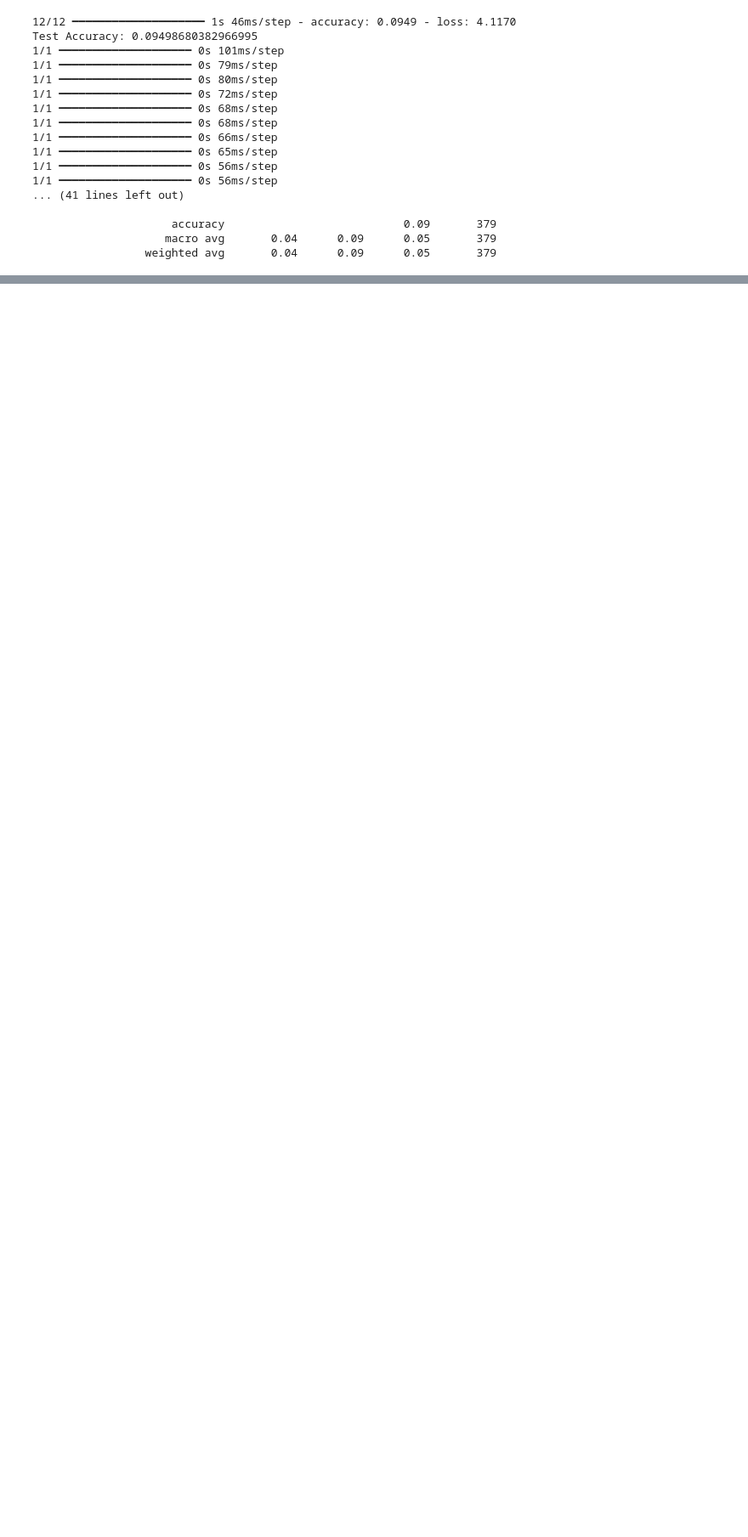
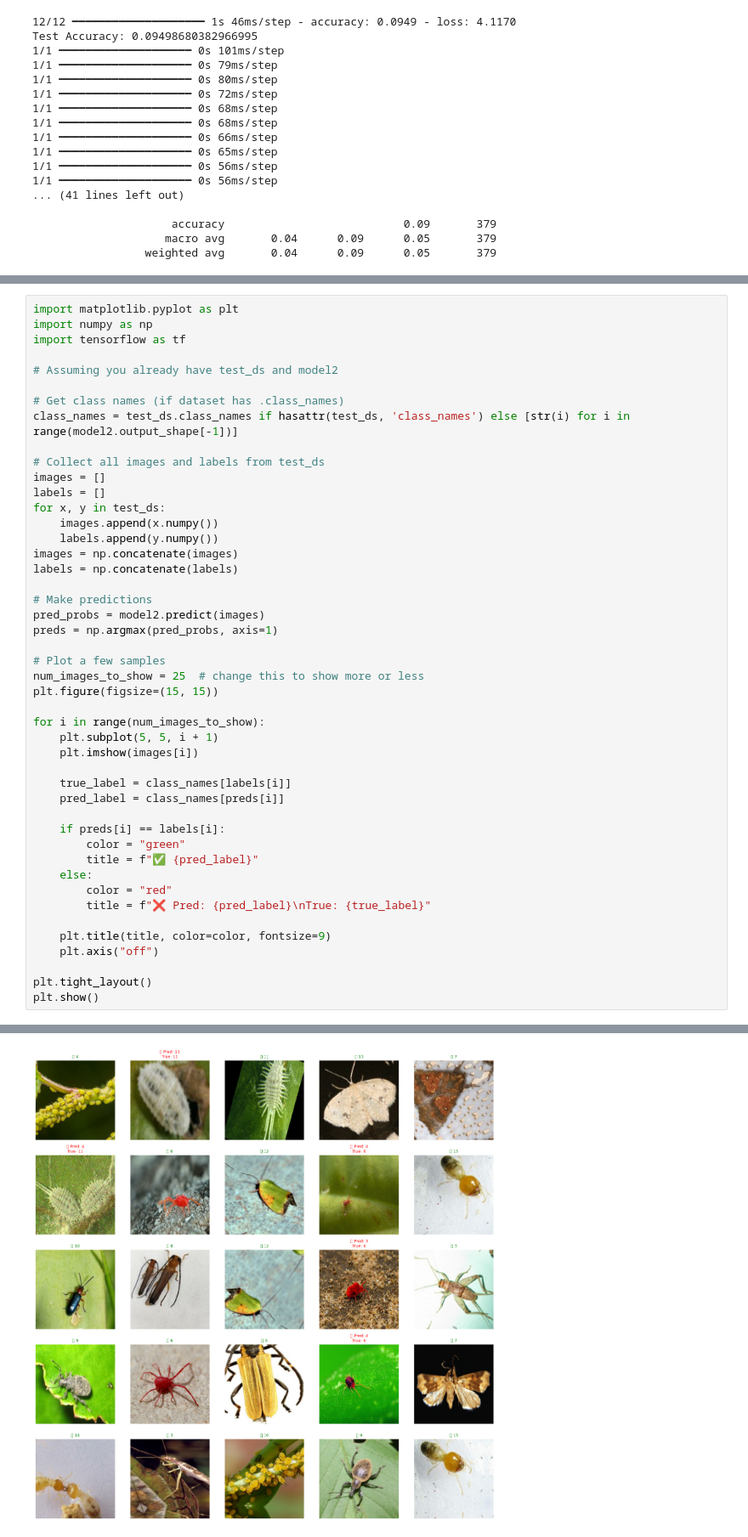
Before and after one commit to induwara-iluk/CNN, a Jupyter notebook: Main_noteBook.ipynb, the cells around one changed output, grey strips where cells are left out. Shown at 85% size. Drawn from its saved outputs; the diff is of its cells as text; blank space fills up the shorter version.

```diff
--- a/Main_noteBook.ipynb
+++ b/Main_noteBook.ipynb
@@ -529,0 +588,47 @@ Test Accuracy: 0.7150395512580872
+# %%
+import matplotlib.pyplot as plt
+import numpy as np
+import tensorflow as tf
+
+# Assuming you already have test_ds and model2
+
+# Get class names (if dataset has .class_names)
+class_names = test_ds.class_names if hasattr(test_ds, 'class_names') else [str(i) for i in range(model2.output_shape[-1])]
+
+# Collect all images and labels from test_ds
+images = []
+labels = []
+for x, y in test_ds:
+    images.append(x.numpy())
+    labels.append(y.numpy())
+images = np.concatenate(images)
+labels = np.concatenate(labels)
+
+# Make predictions
+pred_probs = model2.predict(images)
+preds = np.argmax(pred_probs, axis=1)
+
+# Plot a few samples
+num_images_to_show = 25  # change this to show more or less
+plt.figure(figsize=(15, 15))
+
+for i in range(num_images_to_show):
+    plt.subplot(5, 5, i + 1)
+    plt.imshow(images[i])
+
+    true_label = class_names[labels[i]]
+    pred_label = class_names[preds[i]]
+
+    if preds[i] == labels[i]:
+        color = "green"
+        title = f"✅ {pred_label}"
+    else:
+        color = "red"
+        title = f"❌ Pred: {pred_label}\nTrue: {true_label}"
+
+    plt.title(title, color=color, fontsize=9)
+    plt.axis("off")
+
+plt.tight_layout()
+plt.show()
+# %% [output]
@@ -529,0 +636 @@ Test Accuracy: 0.7150395512580872
+[figure, added]
```
Also changed, not shown: parts of 11 cells of this notebook.
